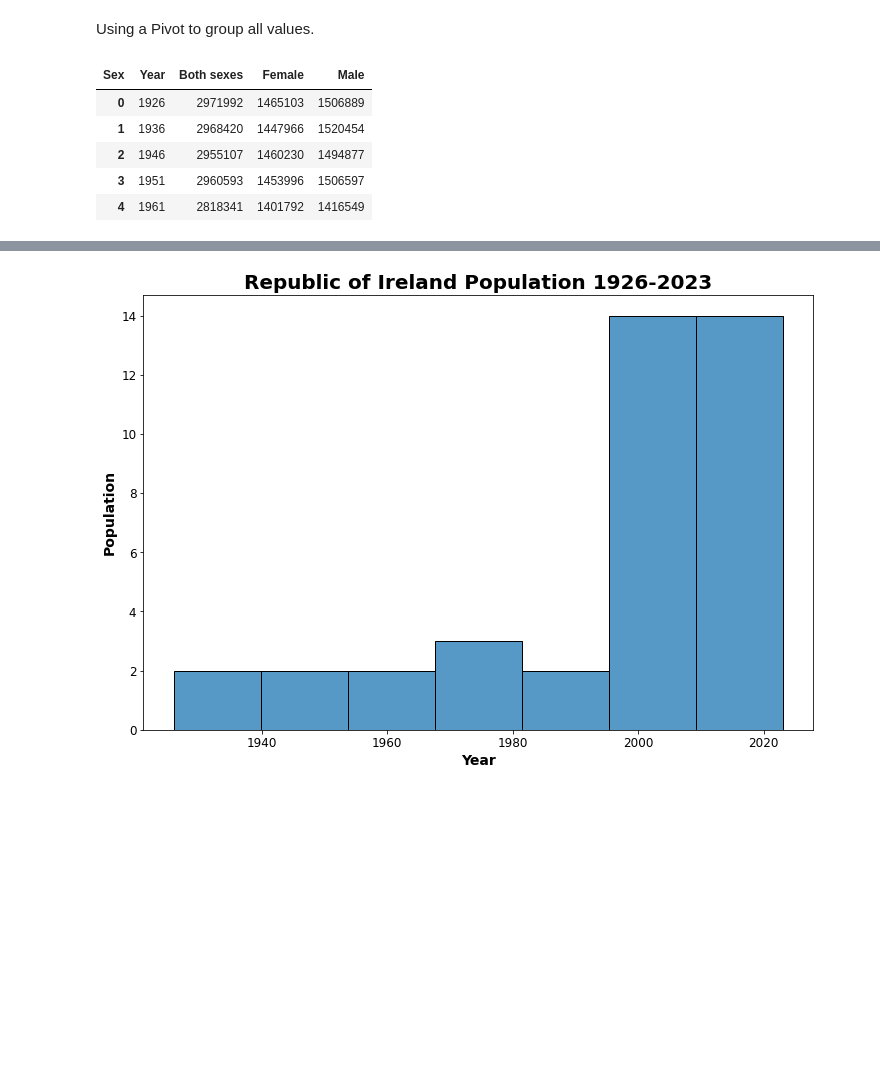
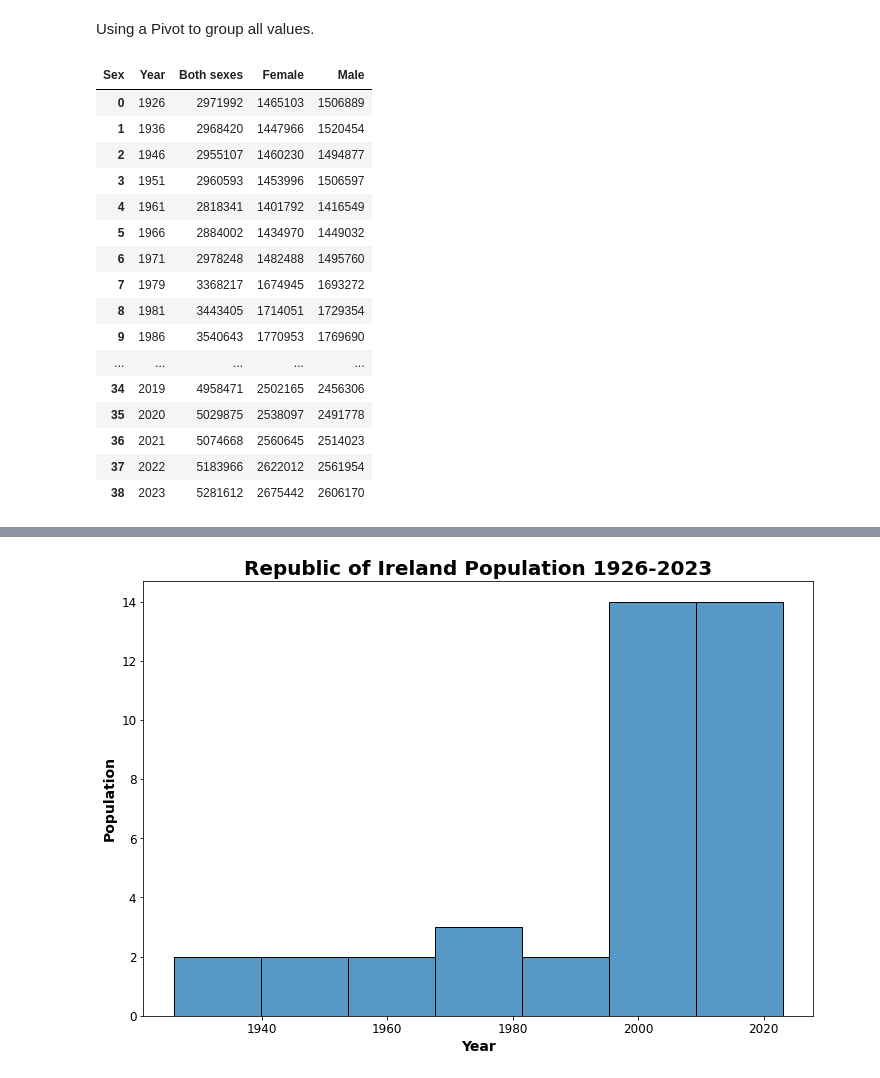
Before and after one commit to JoseRicoCct/CA1_Integrated_Assesment_MSc_Data_Analytics_CCT_Semester_1, a Jupyter notebook: Jupyter_Notebooks/1_CA1_Data_Visualisation_Part.ipynb, the cells around one changed output, grey strips where cells are left out. Cells and saved outputs as stored; diff of their text form; code cells hidden in the pictures; blank space fills up the shorter version.

```diff
--- a/Jupyter_Notebooks/1_CA1_Data_Visualisation_Part.ipynb
+++ b/Jupyter_Notebooks/1_CA1_Data_Visualisation_Part.ipynb
@@ -153,14 +153,25 @@ Using a Pivot to group all values.
 # %%
 pivot_df1 = df1.pivot_table(index=['Year'],columns='Sex', values='Population', aggfunc='sum').reset_index()
 # %%
-pivot_df1.head()
+pivot_df1
 # %% [output]
 | Sex | Year | Both sexes | Female | Male |
 | 0 | 1926 | 2971992 | 1465103 | 1506889 |
 | 1 | 1936 | 2968420 | 1447966 | 1520454 |
 | 2 | 1946 | 2955107 | 1460230 | 1494877 |
 | 3 | 1951 | 2960593 | 1453996 | 1506597 |
 | 4 | 1961 | 2818341 | 1401792 | 1416549 |
+| 5 | 1966 | 2884002 | 1434970 | 1449032 |
+| 6 | 1971 | 2978248 | 1482488 | 1495760 |
+| 7 | 1979 | 3368217 | 1674945 | 1693272 |
+| 8 | 1981 | 3443405 | 1714051 | 1729354 |
+| 9 | 1986 | 3540643 | 1770953 | 1769690 |
+| ... | ... | ... | ... | ... |
+| 34 | 2019 | 4958471 | 2502165 | 2456306 |
+| 35 | 2020 | 5029875 | 2538097 | 2491778 |
+| 36 | 2021 | 5074668 | 2560645 | 2514023 |
+| 37 | 2022 | 5183966 | 2622012 | 2561954 |
+| 38 | 2023 | 5281612 | 2675442 | 2606170 |
 # %%
 # Plotting
 plt.figure(figsize=(15, 10))
```
Also changed, not shown: parts of 42 cells of this notebook, 3 other files.
